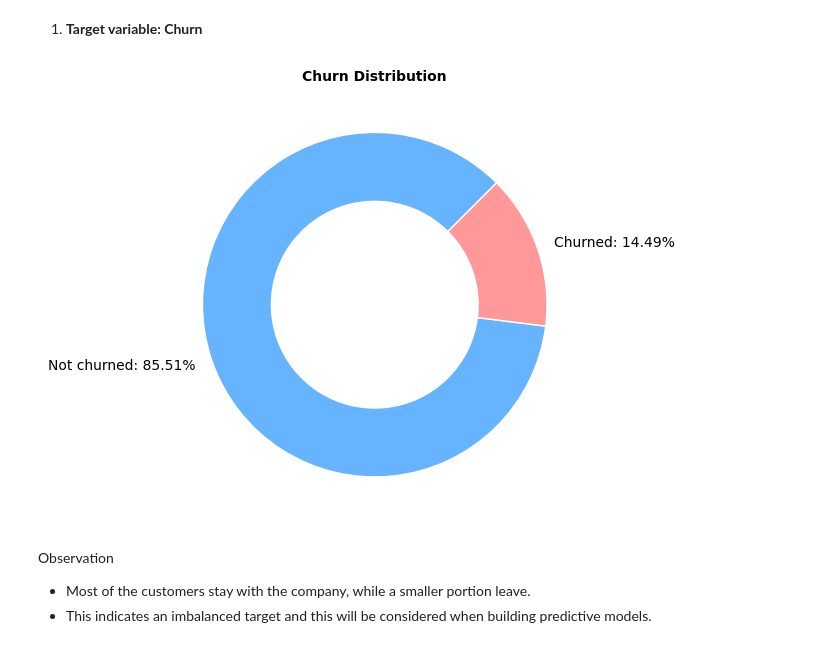
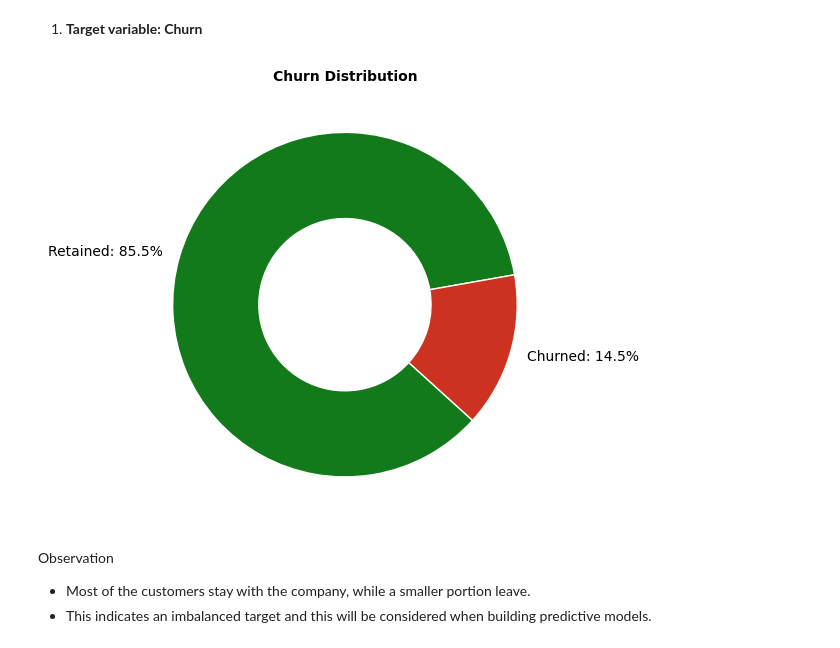
Before and after one commit to Mercykirwa25/End_Phase_3_Project, a Jupyter notebook: Churn_dataset.ipynb, the cells around one changed output. Cells and saved outputs as stored; diff of their text form; code cells hidden in the pictures.

```diff
--- a/Churn_dataset.ipynb
+++ b/Churn_dataset.ipynb
@@ -399,17 +399,17 @@ memory usage: 468.8 KB
 1. **Target variable: Churn**
 # %%
 churn_dist = df["churn"].value_counts(normalize=True)*100
-not_churned = churn_dist[0].round(2)
-churned = churn_dist[1].round(2)
-label = [f"Not churned: {not_churned}%", f"Churned: {churned}%"]
+not_churned = churn_dist[0].round(1)
+Churned = churn_dist[1].round(1)
+label = [f"Retained: {not_churned}%", f"Churned: {churned}%"]
 
-plt.pie([not_churned, churned], labels=label, wedgeprops=dict(width=.4, edgecolor="white"),
-        colors=["#66B3FF", "#FF9999"], startangle=45 )
+plt.pie([not_churned, churned], labels=label, wedgeprops=dict(width=.5, edgecolor="white"),
+        colors=["#137a1b", "#cd311f"], startangle=10)
 plt.title("Churn Distribution", fontsize=10, weight="bold")
 plt.tight_layout()
 plt.show()
 # %% [output]
-[figure, old version]
+[figure, new version]
 # %% [markdown]
 Observation
 - Most of the customers stay with the company, while a smaller portion leave.
```
Also changed, not shown: parts of 7 cells of this notebook, 1 other file.
